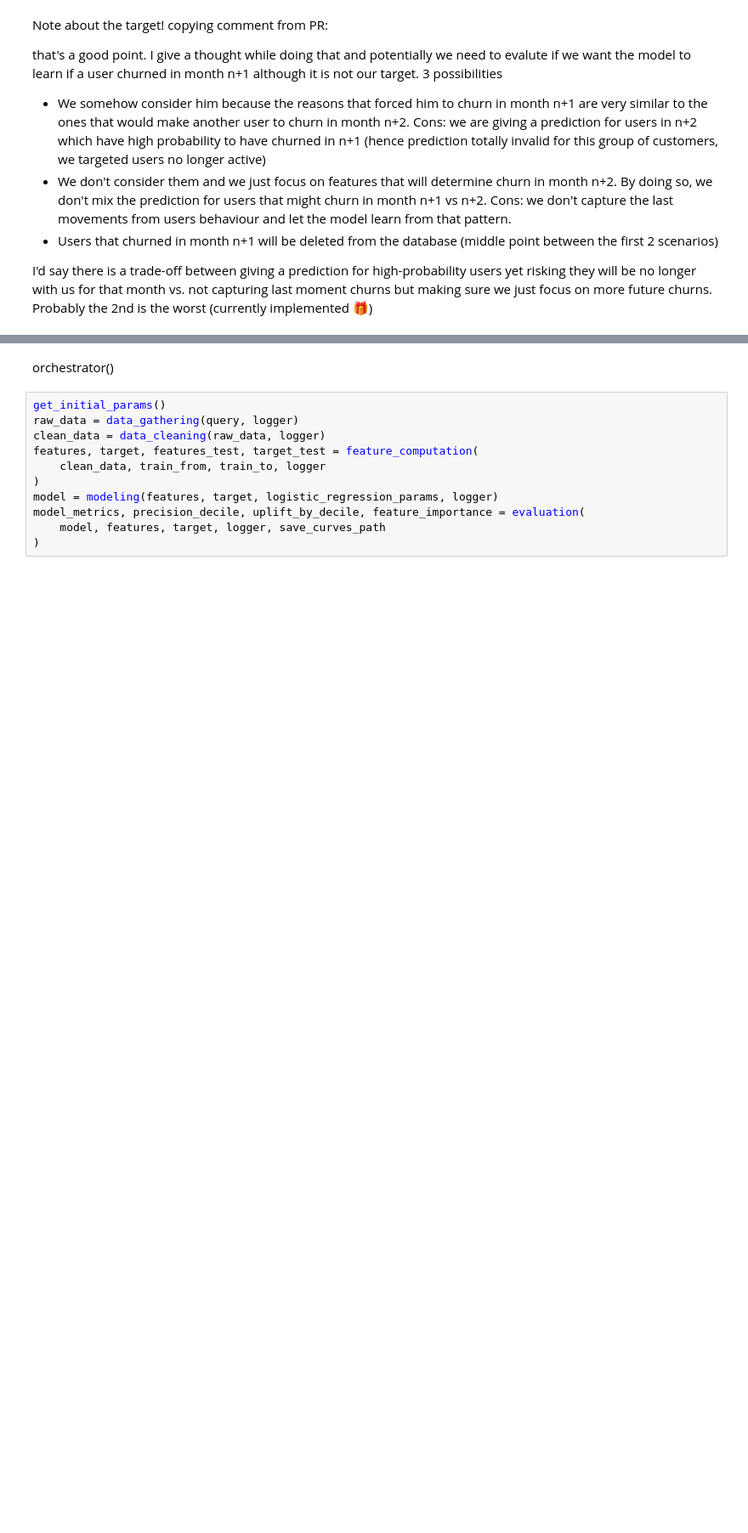
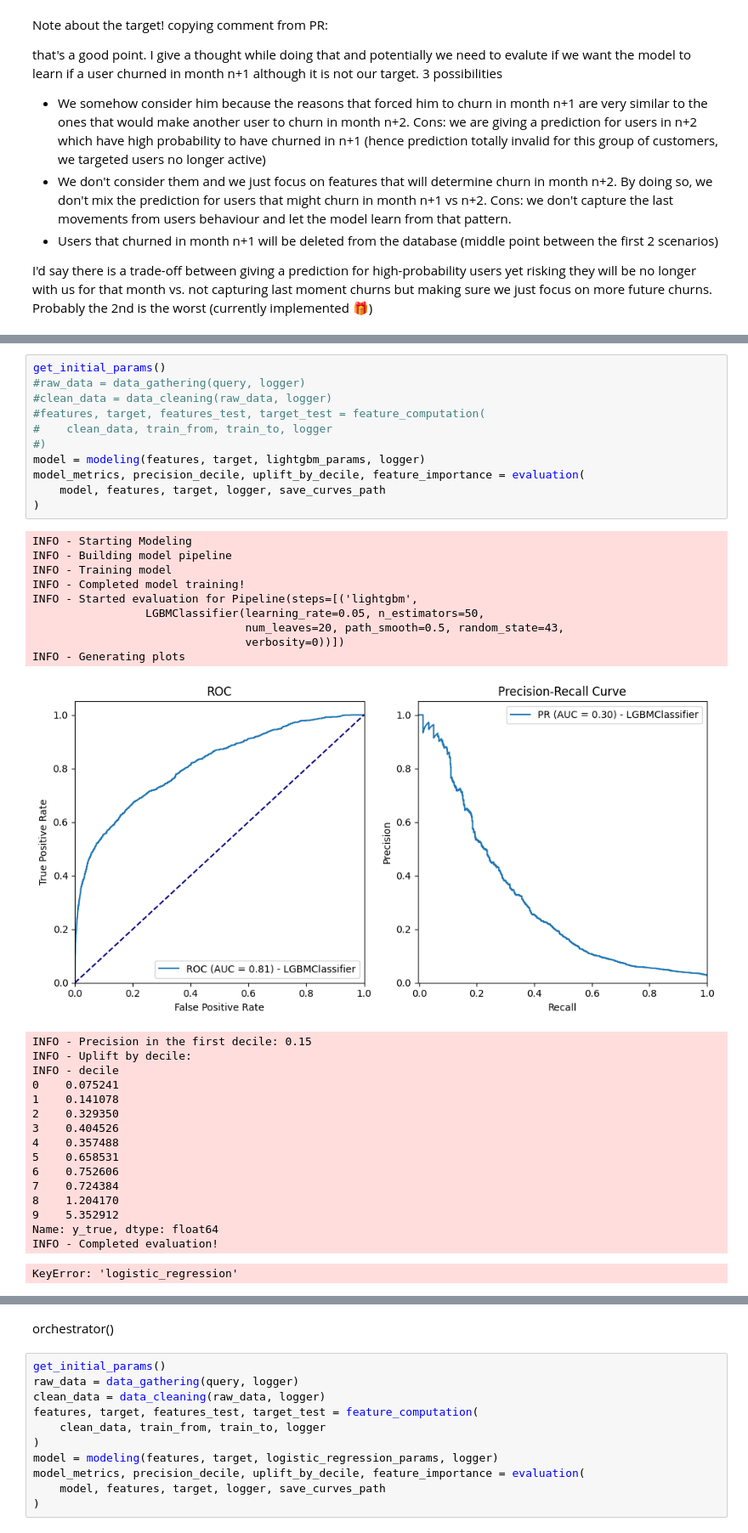
Before and after one commit to Zrive/zrive-ds-4q23-churn, a Jupyter notebook: src/eda/explore_data.ipynb, the cells around one changed output, grey strips where cells are left out. Shown at 85% size. Drawn from its saved outputs; the diff is of its cells as text; blank space fills up the shorter version.

```diff
--- a/src/eda/explore_data.ipynb
+++ b/src/eda/explore_data.ipynb
@@ -785 +1336,39 @@ I'd say there is a trade-off between giving a prediction for high-probability us
+# %%
+get_initial_params()
+#raw_data = data_gathering(query, logger)
+#clean_data = data_cleaning(raw_data, logger)
+#features, target, features_test, target_test = feature_computation(
+#    clean_data, train_from, train_to, logger
+#)
+model = modeling(features, target, lightgbm_params, logger)
+model_metrics, precision_decile, uplift_by_decile, feature_importance = evaluation(
+    model, features, target, logger, save_curves_path
+)
+# %% [output]
+INFO - Starting Modeling
+INFO - Building model pipeline
+INFO - Training model
+INFO - Completed model training!
+INFO - Started evaluation for Pipeline(steps=[('lightgbm',
+                 LGBMClassifier(learning_rate=0.05, n_estimators=50,
+                                num_leaves=20, path_smooth=0.5, random_state=43,
+                                verbosity=0))])
+INFO - Generating plots
+[figure, added]
+INFO - Precision in the first decile: 0.15
+INFO - Uplift by decile:
+INFO - decile
+0    0.075241
+1    0.141078
+2    0.329350
+3    0.404526
+4    0.357488
+5    0.658531
+6    0.752606
+7    0.724384
+8    1.204170
+9    5.352912
+Name: y_true, dtype: float64
+INFO - Completed evaluation!
+KeyError: 'logistic_regression'
 # %%
```
Also changed, not shown: parts of 17 cells of this notebook, 2 other files.
